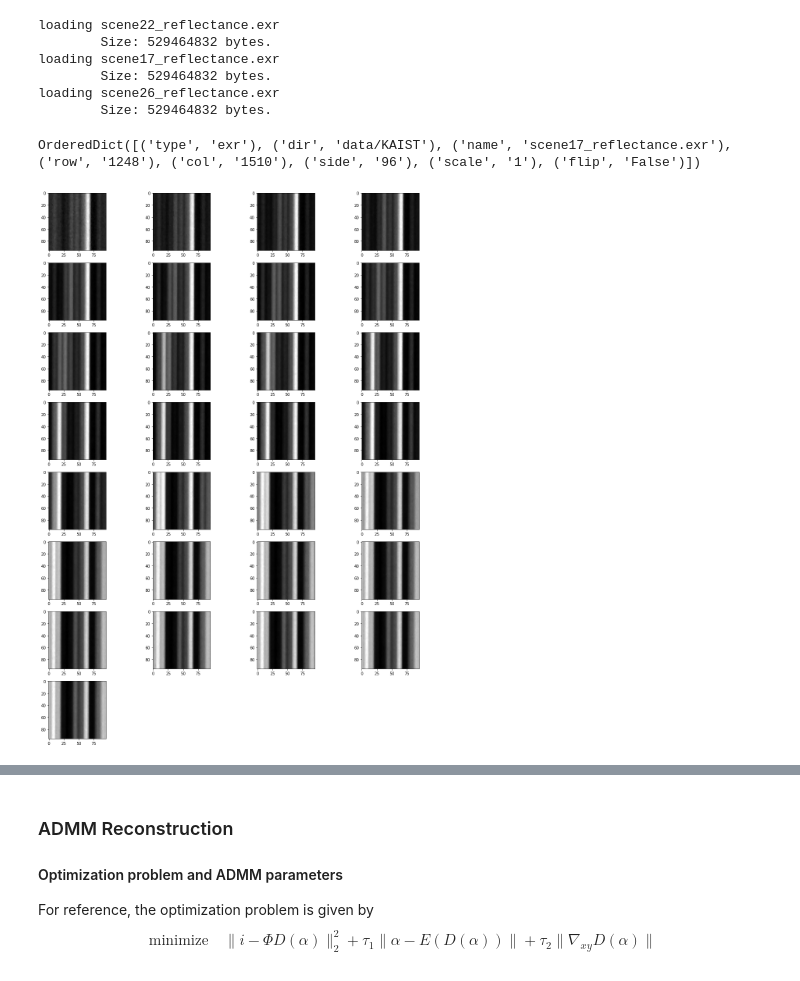
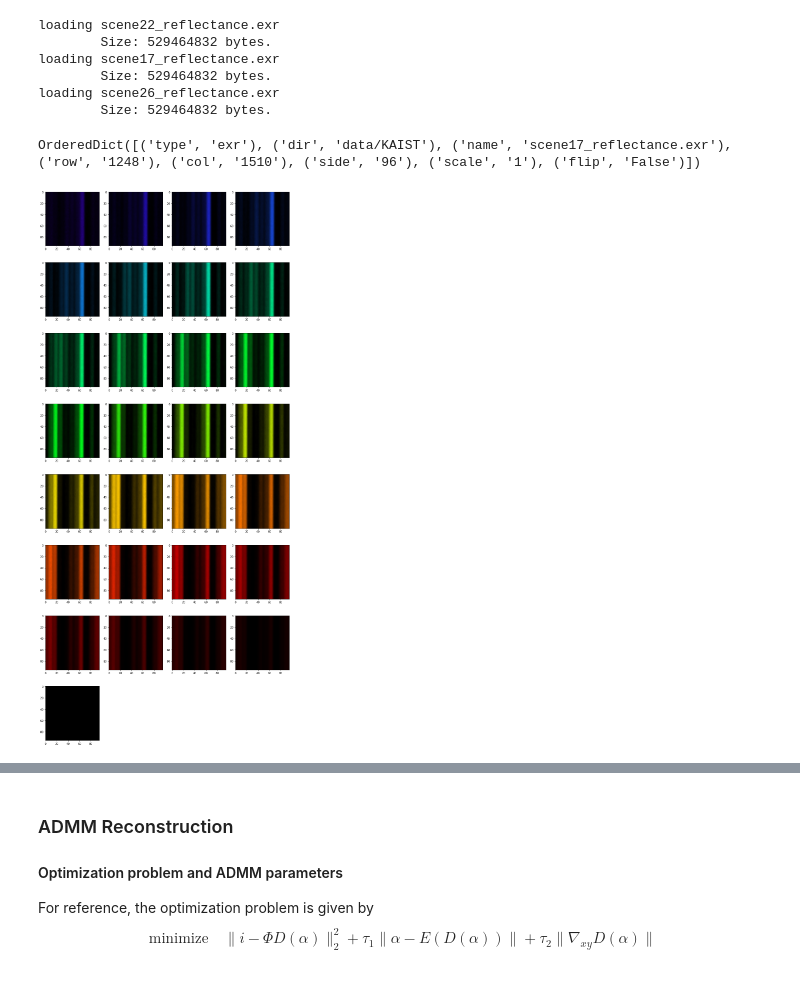
Before and after one commit to nishi951/hyperspectral-cs, a Jupyter notebook: ADMM.ipynb, the cells around one changed output, grey strips where cells are left out. Drawn from its saved outputs; the diff is of its cells as text; code cells hidden in the pictures.

```diff
--- a/ADMM.ipynb
+++ b/ADMM.ipynb
@@ -254,19 +254,20 @@ loading scene17_reflectance.exr
 loading scene26_reflectance.exr
         Size: 529464832 bytes.
 # %%
-from colorsys import rgb_to_hsv, hsv_to_rgb
+#%%writefile visualize_hyperspectral.py
+from matplotlib.colors import LinearSegmentedColormap
 # Visualize hyperspectral images
 def plot_all_channels(data, channels_to_wavelengths):
     """Plot the channels in the data, color coded by wavelength.
     channels_to_wavelengths[i] gives the wavelength in nm of the ith channel."""
-    plt.figure(figsize=(15, 20))
+    plt.figure(figsize=(13, 29))
     inchannels = data.shape[1]
     for channel in range(inchannels):
         wavelength = channels_to_wavelengths[channel]
         r, g, b = spectral_color(wavelength)
 
-        low = hsv_to_rgb(h, s, 0)
-        high = hsv_to_rgb(h, s, 1)
+#         low = hsv_to_rgb(h, s, 0)
+#         high = hsv_to_rgb(h, s, 1)
         cdict = {"red": ((0.0, 0.0, 0.0),
                          (1.0, r, r)),
                  "green": ((0.0, 0.0, 0.0),
@@ -300,6 +301,8 @@ def spectral_color(l): # RGB <0,1> <- lambda l <400,700> [nm]
     elif l>=650.0 and l<700.0:
         t = (l-650.0)/(700.0-650.0)
         r = 0.65-(0.84*t)+(0.20*t*t)
+    else:
+        r = 0.0
     # G
     if l>=415.0 and l<475.0:
         t = (l-415.0)/(475.0-415.0)
@@ -310,29 +313,33 @@ def spectral_color(l): # RGB <0,1> <- lambda l <400,700> [nm]
     elif l>=585.0 and l<639.0:
         t = (l-585.0)/(639.0-585.0)
         g = 0.84-(0.84*t)
+    else:
+        g = 0.0
     # B
     if l>=400.0 and l<475.0:
         t = (l-400.0)/(475.0-400.0)
         b = (2.20*t)-(1.50*t*t)
     elif l>=475.0 and l<560.0:
-        t = (l-475.0)/(560.0-475.0)
+        t = (l -475.0)/(560.0-475.0)
         b = 0.7 - t+(0.30*t*t)
+    else:
+        b = 0.0
     return r, g, b
 # %%
 # Load image to reconstruct
 n=7
 print(val_data.dataEntries[n])
 true_img = Variable(torch.Tensor(val_data[n]).type(dtype), requires_grad=False)
 true_img = true_img.unsqueeze(0) # make 4d Variable
 target = image_formation(true_img, maskblock)
 # print(target.shape)
 # plt.imshow(target.data[0,0,:,:]")
 # type(target)
 # print(target.is_cuda)
 # print(type(target))
-plot_all_channels(true_img.data)
+plot_all_channels(true_img.data, range(420, 721, 10))
 # %% [output]
 OrderedDict([('type', 'exr'), ('dir', 'data/KAIST'), ('name', 'scene17_reflectance.exr'), ('row', '1248'), ('col', '1510'), ('side', '96'), ('scale', '1'), ('flip', 'False')])
-[figure, old version]
+[figure, new version]
 # %%
 # Show target image:
```
Also changed, not shown: parts of 8 cells of this notebook, 3 other files.
